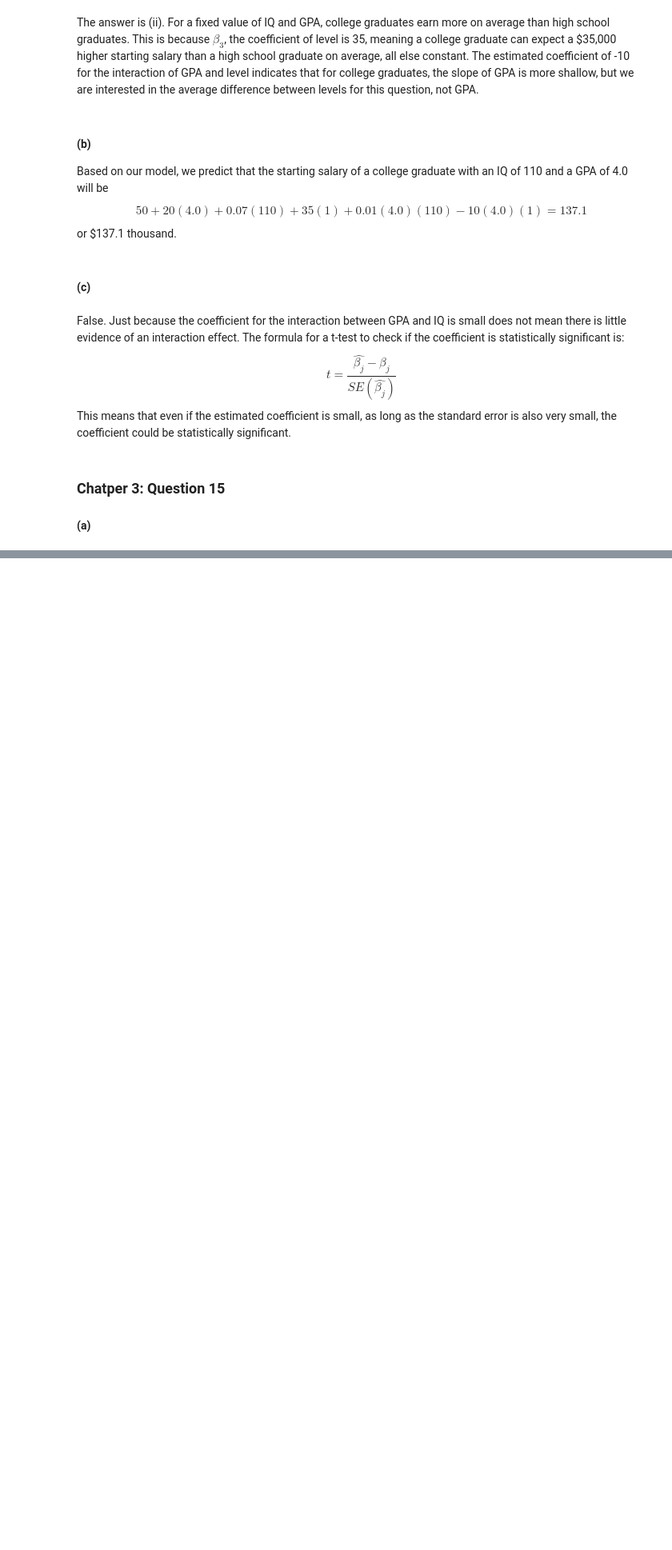
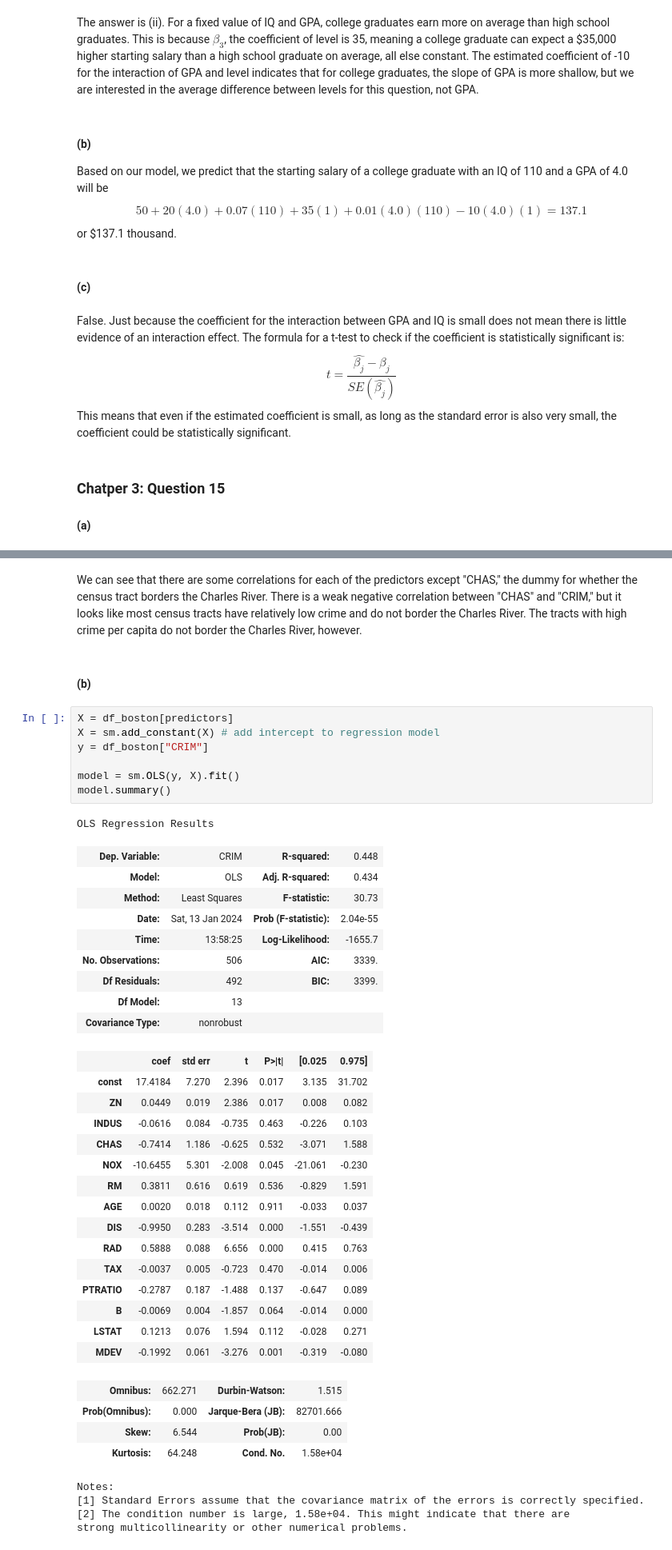
Before and after one commit to rjcampo/Machine-Learning, a Jupyter notebook: Problem Set 1.ipynb, the cells around one changed output, grey strips where cells are left out. Shown at 80% size. Saved outputs shown, nothing was run; the diff lists cells and outputs as text; blank space fills up the shorter version.

Commit message:
Finished problem set 1

```diff
--- a/Problem Set 1.ipynb
+++ b/Problem Set 1.ipynb
@@ -259,0 +325,45 @@ X_train, X_test, y_train, y_test = train_test_split(
+# %% [markdown]
+We can see that there are some correlations for each of the predictors except "CHAS," the dummy for whether the census tract borders the Charles River. There is a weak negative correlation between "CHAS" and "CRIM," but it looks like most census tracts have relatively low crime and do not border the Charles River. The tracts with high crime per capita do not border the Charles River, however.
+# %% [markdown]
+#### (b)
+# %%
+X = df_boston[predictors]
+X = sm.add_constant(X) # add intercept to regression model
+y = df_boston["CRIM"]
+
+model = sm.OLS(y, X).fit()
+model.summary()
+# %% [output]
+OLS Regression Results
+| Dep. Variable: | CRIM | R-squared: | 0.448 |
+| Model: | OLS | Adj. R-squared: | 0.434 |
+| Method: | Least Squares | F-statistic: | 30.73 |
+| Date: | Sat, 13 Jan 2024 | Prob (F-statistic): | 2.04e-55 |
+| Time: | 13:58:25 | Log-Likelihood: | -1655.7 |
+| No. Observations: | 506 | AIC: | 3339. |
+| Df Residuals: | 492 | BIC: | 3399. |
+| Df Model: | 13 |  |  |
+| Covariance Type: | nonrobust |  |  |
+|  | coef | std err | t | P>|t| | [0.025 | 0.975] |
+| const | 17.4184 | 7.270 | 2.396 | 0.017 | 3.135 | 31.702 |
+| ZN | 0.0449 | 0.019 | 2.386 | 0.017 | 0.008 | 0.082 |
+| INDUS | -0.0616 | 0.084 | -0.735 | 0.463 | -0.226 | 0.103 |
+| CHAS | -0.7414 | 1.186 | -0.625 | 0.532 | -3.071 | 1.588 |
+| NOX | -10.6455 | 5.301 | -2.008 | 0.045 | -21.061 | -0.230 |
+| RM | 0.3811 | 0.616 | 0.619 | 0.536 | -0.829 | 1.591 |
+| AGE | 0.0020 | 0.018 | 0.112 | 0.911 | -0.033 | 0.037 |
+| DIS | -0.9950 | 0.283 | -3.514 | 0.000 | -1.551 | -0.439 |
+| RAD | 0.5888 | 0.088 | 6.656 | 0.000 | 0.415 | 0.763 |
+| TAX | -0.0037 | 0.005 | -0.723 | 0.470 | -0.014 | 0.006 |
+| PTRATIO | -0.2787 | 0.187 | -1.488 | 0.137 | -0.647 | 0.089 |
+| B | -0.0069 | 0.004 | -1.857 | 0.064 | -0.014 | 0.000 |
+| LSTAT | 0.1213 | 0.076 | 1.594 | 0.112 | -0.028 | 0.271 |
+| MDEV | -0.1992 | 0.061 | -3.276 | 0.001 | -0.319 | -0.080 |
+| Omnibus: | 662.271 | Durbin-Watson: | 1.515 |
+| Prob(Omnibus): | 0.000 | Jarque-Bera (JB): | 82701.666 |
+| Skew: | 6.544 | Prob(JB): | 0.00 |
+| Kurtosis: | 64.248 | Cond. No. | 1.58e+04 |
+Notes:
+[1] Standard Errors assume that the covariance matrix of the errors is correctly specified.
+[2] The condition number is large, 1.58e+04. This might indicate that there are
+strong multicollinearity or other numerical problems.
```
Also changed, not shown: parts of 11 cells of this notebook.
